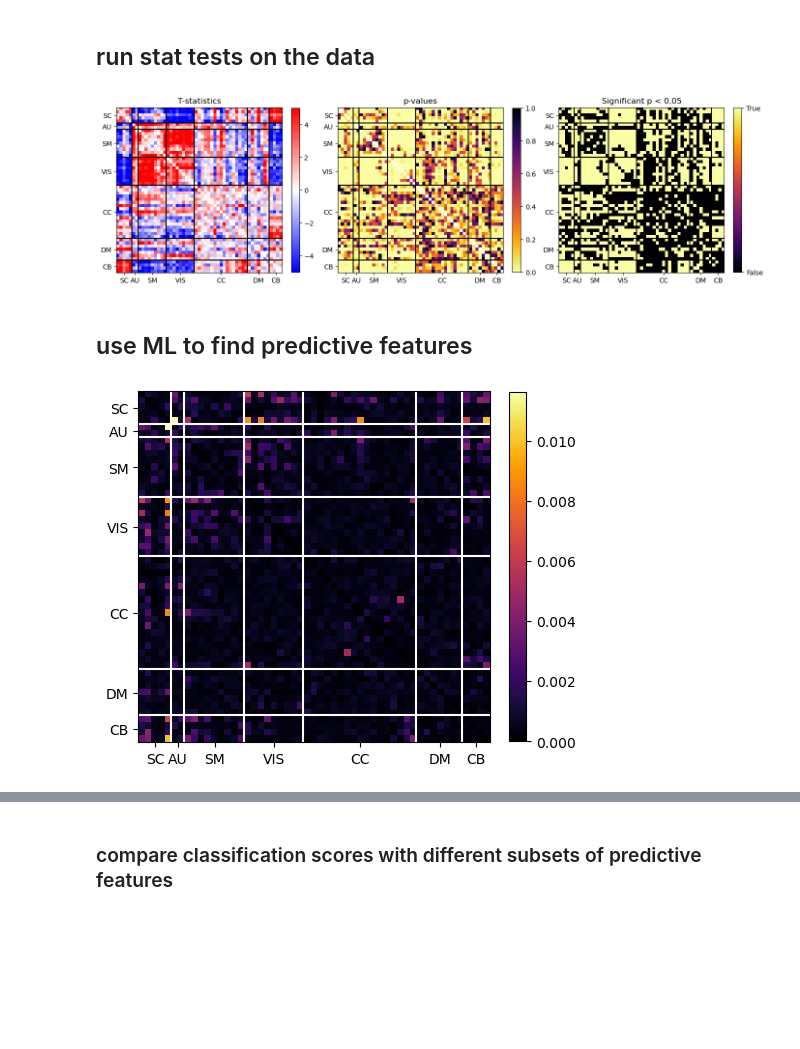
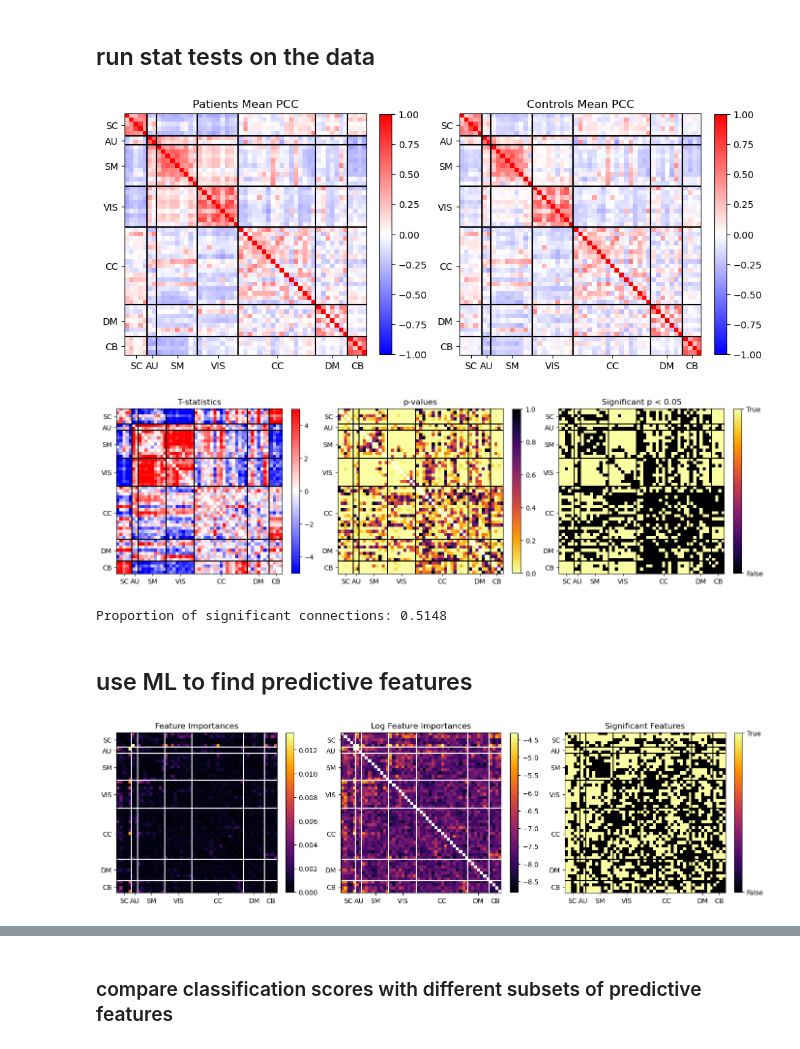
Before and after one commit to paavalipopov/adm-proj, a Jupyter notebook: 01_pcc.ipynb, the cells around one changed output, grey strips where cells are left out. Cells and saved outputs as stored; diff of their text form; code cells hidden in the pictures; blank space fills up the shorter version.

```diff
--- a/01_pcc.ipynb
+++ b/01_pcc.ipynb
@@ -125,11 +125,34 @@ def plot_stats(stat, p_vals, p_thresh):
 
     plt.tight_layout()
     plt.show()
+# %%
+# plot means
+
+groups = np.unique(diagnoses)
+group_data = [pcc_matrices[diagnoses == g] for g in groups]
+means = [np.mean(gd, axis=0) for gd in group_data]
+
+fig, ax = plt.subplots(1, 2, figsize=(10, 5))
+cax = plot_heatmap(means[0], ax[0], cmap='bwr', vmin=-1, vmax=1)
+fig.colorbar(cax, ax=ax[0], fraction=0.045)
+ax[0].set_title("Patients Mean PCC")
+cax = plot_heatmap(means[1], ax[1], cmap='bwr', vmin=-1, vmax=1)
+fig.colorbar(cax, ax=ax[1], fraction=0.045)
+ax[1].set_title("Controls Mean PCC")
+plt.tight_layout()
+plt.show()
+# %% [output]
+[figure, added]
 # %%
 stat, p_value, p_thresh = analyze_group_differences(pcc_matrices, diagnoses)
 plot_stats(stat, p_value, p_thresh)
+
+# compute True rate in p_thresh; I will use it as a threhold for ML feature importance selection
+r_significant = np.sum(p_thresh)/np.size(p_thresh)
+print(f"Proportion of significant connections: {r_significant:.4f}")
 # %% [output]
 [figure]
+Proportion of significant connections: 0.5148
 # %% [markdown]
 ## use ML to find predictive features
 # %%
@@ -161,10 +185,20 @@ def forest_features(X, y, n_estimators=500):
 # %%
-importances = forest_features(pcc_matrices, diagnoses)
-
-fig, ax = plt.subplots(1, 1, figsize=(5, 5))
-cax = plot_heatmap(importances, ax, cmap='inferno', guides_color='white')
-fig.colorbar(cax, ax=ax, fraction=0.045)
-plt.tight_layout()
-plt.show()
+importances, importance_mask = forest_features(pcc_matrices, diagnoses, threshold=r_significant)
-# %% [output]
-[figure, removed]
+# %%
+fig, ax = plt.subplots(1, 3, figsize=(14, 5))
+cax = plot_heatmap(importances, ax[0], cmap='inferno', guides_color='white')
+fig.colorbar(cax, ax=ax[0], fraction=0.045)
+ax[0].set_title("Feature Importances")
+cax = plot_heatmap(np.log(importances), ax[1], cmap='inferno', guides_color='white')
+fig.colorbar(cax, ax=ax[1], fraction=0.045)
+ax[1].set_title("Log Feature Importances")
+
+cax = plot_heatmap(importance_mask, ax[2], cmap='inferno')
+ax[2].set_title("Significant Features")
+cbar3 = fig.colorbar(cax, ax=ax[2], fraction=0.045)
+cbar3.set_ticks([0, 1])
+cbar3.set_ticklabels(['False', 'True'])
+plt.tight_layout()
+plt.show()
+# %% [output]
+[figure, added]
```
Also changed, not shown: parts of 2 cells of this notebook.
